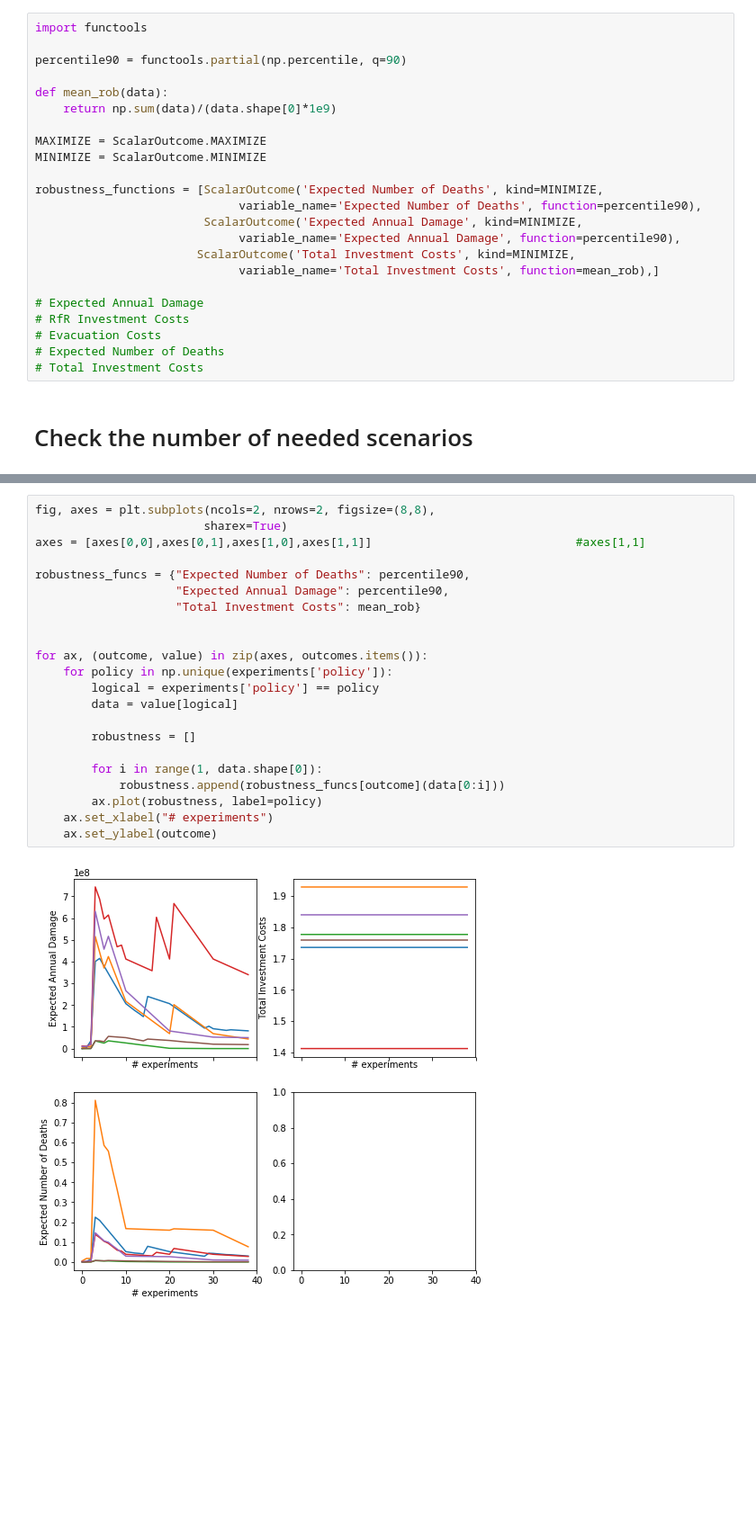
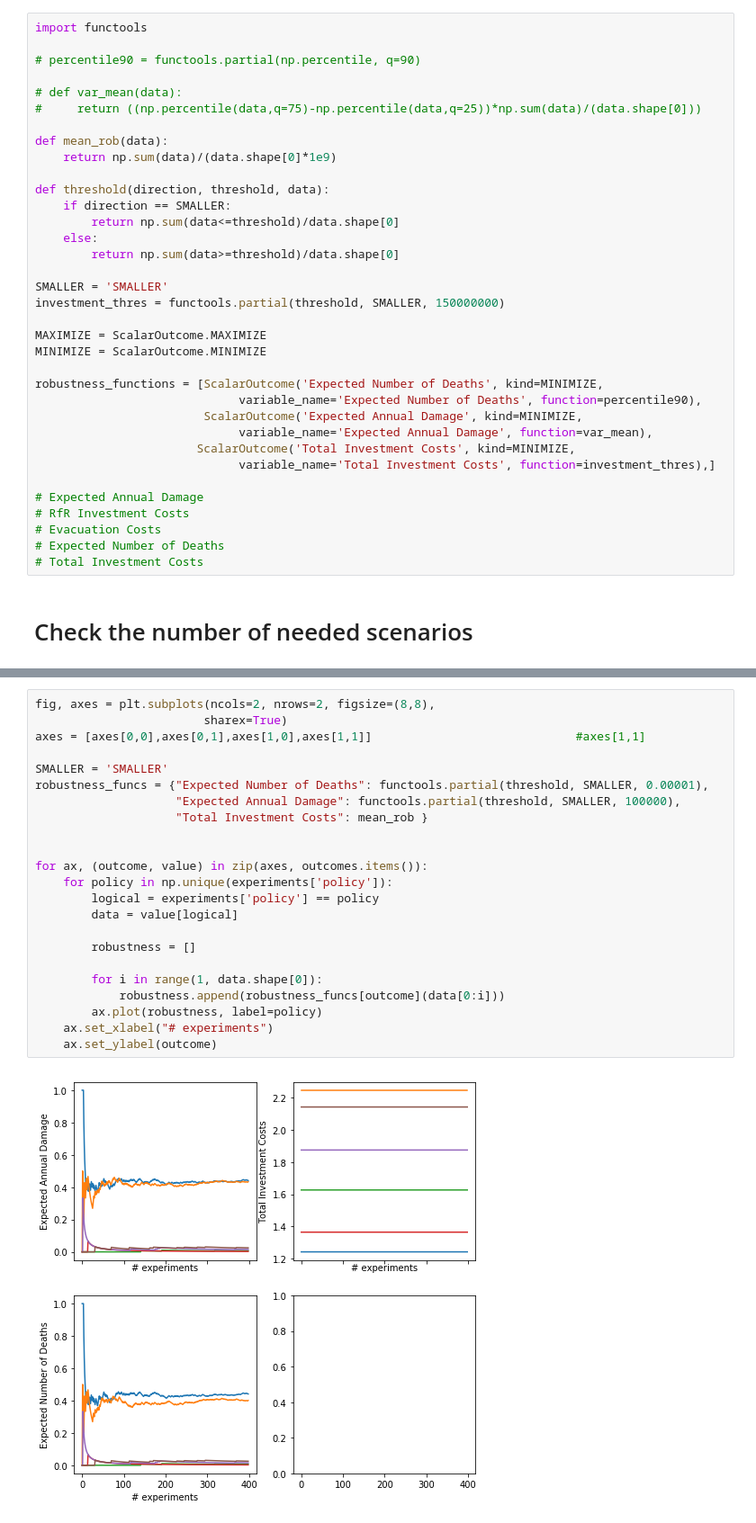
Before and after one commit to pdebiase/MBDM-group-11, a Jupyter notebook: MORO_final.ipynb, the cells around one changed output, grey strips where cells are left out. Shown at 90% size. Saved outputs shown, nothing was run; the diff lists cells and outputs as text; blank space fills up the shorter version.

```diff
--- a/MORO_final.ipynb
+++ b/MORO_final.ipynb
@@ -36,10 +36,22 @@ dike_model, planning_steps = get_model_for_problem_formulation(1) # assign probl
 # %%
 import functools
 
-percentile90 = functools.partial(np.percentile, q=90)
+# percentile90 = functools.partial(np.percentile, q=90)
+
+# def var_mean(data):
+#     return ((np.percentile(data,q=75)-np.percentile(data,q=25))*np.sum(data)/(data.shape[0]))
 
 def mean_rob(data):
     return np.sum(data)/(data.shape[0]*1e9)
+
+def threshold(direction, threshold, data):
+    if direction == SMALLER:
+        return np.sum(data<=threshold)/data.shape[0]
+    else:
+        return np.sum(data>=threshold)/data.shape[0]
+
+SMALLER = 'SMALLER'
+investment_thres = functools.partial(threshold, SMALLER, 150000000)
 
 MAXIMIZE = ScalarOutcome.MAXIMIZE
 MINIMIZE = ScalarOutcome.MINIMIZE
@@ -47,9 +59,9 @@ MINIMIZE = ScalarOutcome.MINIMIZE
 robustness_functions = [ScalarOutcome('Expected Number of Deaths', kind=MINIMIZE,
                              variable_name='Expected Number of Deaths', function=percentile90),
                         ScalarOutcome('Expected Annual Damage', kind=MINIMIZE,
-                             variable_name='Expected Annual Damage', function=percentile90),
+                             variable_name='Expected Annual Damage', function=var_mean),
                        ScalarOutcome('Total Investment Costs', kind=MINIMIZE,
-                             variable_name='Total Investment Costs', function=mean_rob),]
+                             variable_name='Total Investment Costs', function=investment_thres),]
 
 # Expected Annual Damage
 # RfR Investment Costs
@@ -95,24 +107,25 @@ experiments, outcomes = results
 # %%
 fig, axes = plt.subplots(ncols=2, nrows=2, figsize=(8,8),
                         sharex=True)
 axes = [axes[0,0],axes[0,1],axes[1,0],axes[1,1]]                             #axes[1,1]
 
-robustness_funcs = {"Expected Number of Deaths": percentile90,
-                    "Expected Annual Damage": percentile90,
-                    "Total Investment Costs": mean_rob}
+SMALLER = 'SMALLER'
+robustness_funcs = {"Expected Number of Deaths": functools.partial(threshold, SMALLER, 0.00001),
+                    "Expected Annual Damage": functools.partial(threshold, SMALLER, 100000),
+                    "Total Investment Costs": mean_rob }
 
 
 for ax, (outcome, value) in zip(axes, outcomes.items()):
     for policy in np.unique(experiments['policy']):
         logical = experiments['policy'] == policy
         data = value[logical]
 
         robustness = []
 
         for i in range(1, data.shape[0]):
             robustness.append(robustness_funcs[outcome](data[0:i]))
         ax.plot(robustness, label=policy)
     ax.set_xlabel("# experiments")
     ax.set_ylabel(outcome)
 # %% [output]
-[figure, old version]
+[figure, new version]
```
Also changed, not shown: parts of 6 cells of this notebook, 2 other files.
